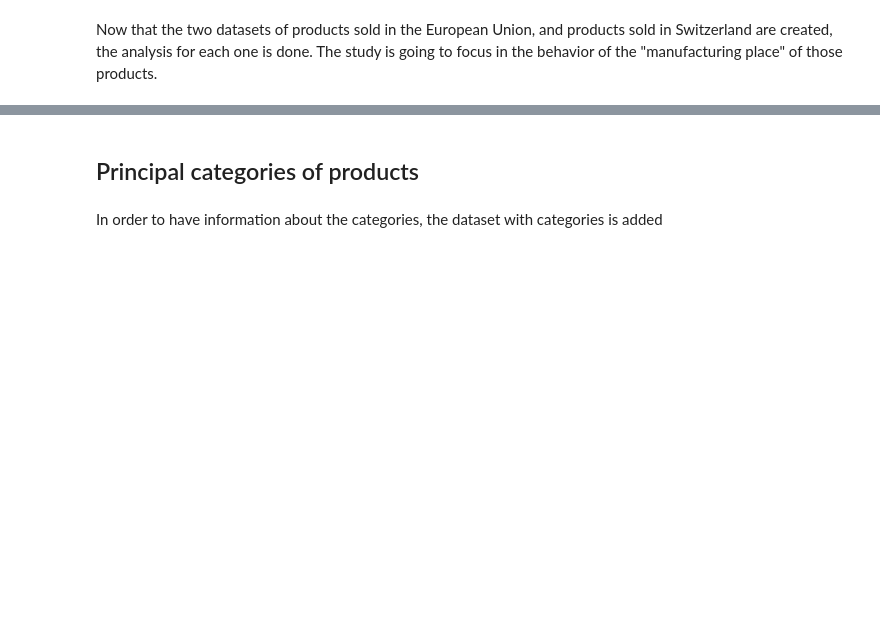
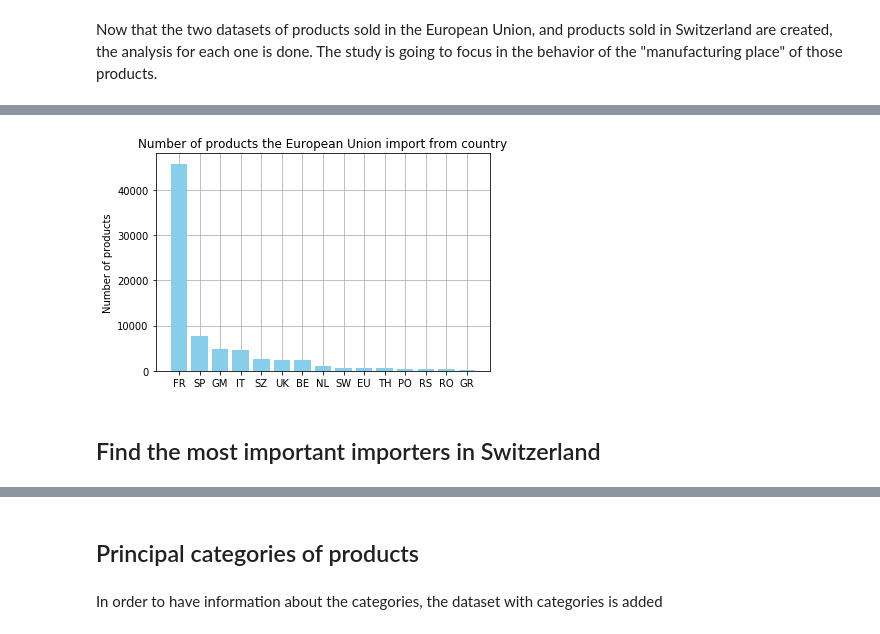
Before and after one commit to MrymZakani/ADA, a Jupyter notebook: project_EU.ipynb, the cells around one changed output, grey strips where cells are left out. Drawn from its saved outputs; the diff is of its cells as text; code cells hidden in the pictures; blank space fills up the shorter version.

Commit message:
Complete finding the most important manufacturers

```diff
--- a/project_EU.ipynb
+++ b/project_EU.ipynb
@@ -229,0 +237,15 @@ Now that the two datasets of products sold in the European Union, and products s
+# %%
+# Extract the 15 most important countries and number of occurances in ingredients.
+manufacture_countries = target_manufacture.toPandas()
+manufacture_countries = manufacture_countries.head(15)
+
+# Plot the number of products imported by 15 most important countries
+fig, ax = plt.subplots()
+ax.grid(zorder=-1)
+plt.bar(manufacture_countries.manufacturing_places, manufacture_countries.Count, zorder=3, color='skyblue')
+plt.ylabel('Number of products')
+plt.xticks(manufacture_countries.manufacturing_places)
+plt.title('Number of products the European Union import from country')
+plt.show()
+# %% [output]
+[figure, added]
@@ -229,0 +255,2 @@ Now that the two datasets of products sold in the European Union, and products s
+# %% [markdown]
+## Find the most important importers in Switzerland
```
Also changed, not shown: parts of 146 cells of this notebook, 6 other files.
